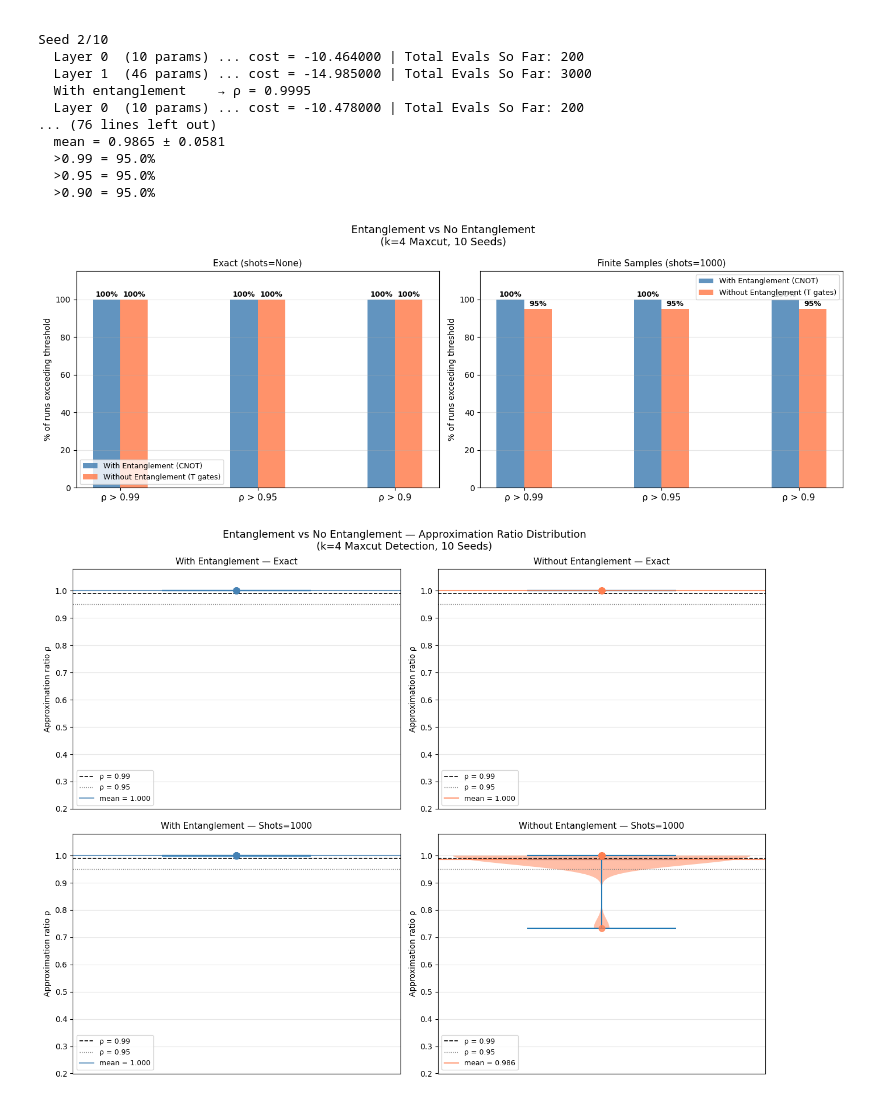
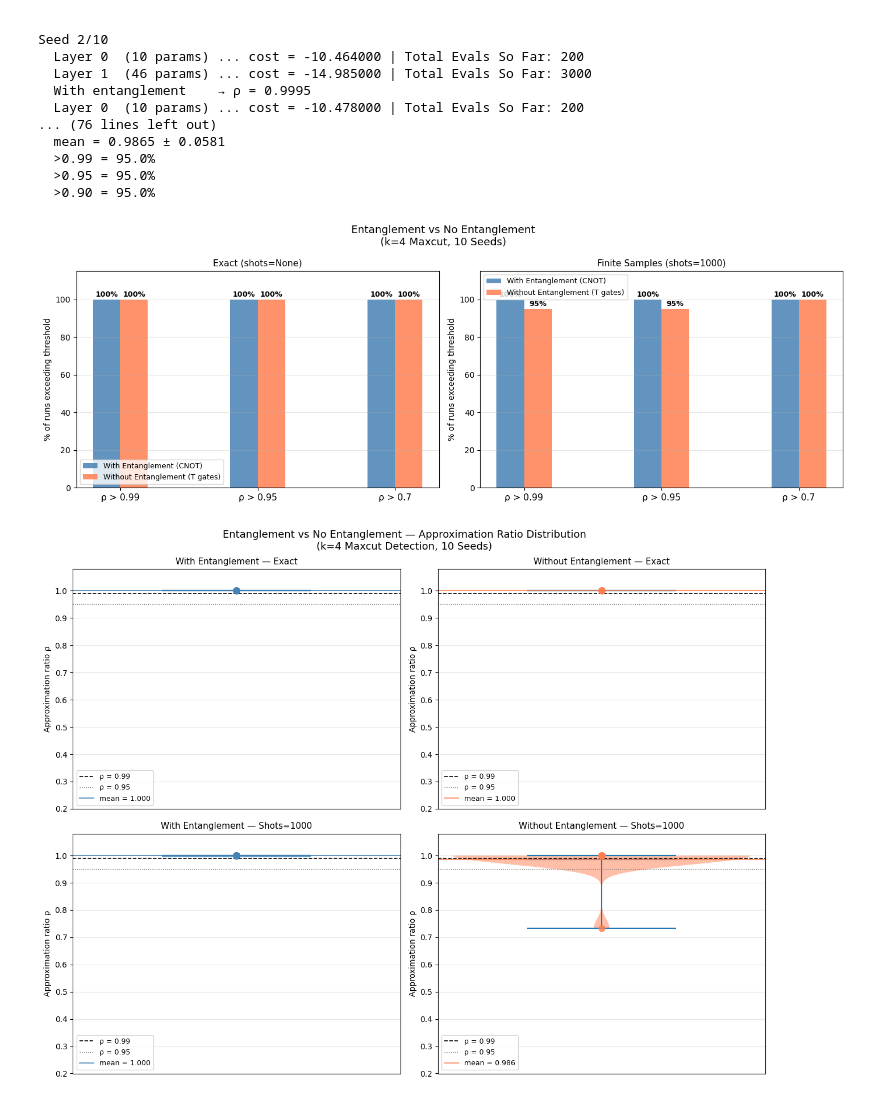
Before and after one commit to myriamcg/layered_vqe, a Jupyter notebook: sprint/02_entagnlement_MaxCut_Analysis.ipynb, the cells around one changed output. Drawn from its saved outputs; the diff is of its cells as text; code cells hidden in the pictures.

```diff
--- a/sprint/02_entagnlement_MaxCut_Analysis.ipynb
+++ b/sprint/02_entagnlement_MaxCut_Analysis.ipynb
@@ -257,7 +257,7 @@ no_exact  = df_exact[df_exact["Algorithm"] == "L-VQE No Entanglement"]["Rho"].va
 ent_shots = df_shots[df_shots["Algorithm"] == "L-VQE Entanglement"]["Rho"].values
 no_shots  = df_shots[df_shots["Algorithm"] == "L-VQE No Entanglement"]["Rho"].values
 
-thresholds = [0.99, 0.95, 0.90]
+thresholds = [0.99, 0.95, 0.70]
 x = np.arange(len(thresholds))
 width = 0.2
 
@@ -276,34 +276,34 @@ for ax, ent, no, title in zip(
     bars_ent = ax.bar(x - width/2, ent_pct, width,
                       label="With Entanglement (CNOT)",
                       color="steelblue", alpha=0.85)
     bars_no  = ax.bar(x + width/2, no_pct,  width,
                       label="Without Entanglement (T gates)",
                       color="coral", alpha=0.85)
 
     for bar in bars_ent:
         ax.text(bar.get_x() + bar.get_width()/2,
                 bar.get_height() + 1.5,
                 f"{bar.get_height():.0f}%",
                 ha='center', fontsize=9, fontweight='bold')
     for bar in bars_no:
         ax.text(bar.get_x() + bar.get_width()/2,
                 bar.get_height() + 1.5,
                 f"{bar.get_height():.0f}%",
                 ha='center', fontsize=9, fontweight='bold')
 
     ax.set_title(title, fontsize=11)
     ax.set_xticks(x)
     ax.set_xticklabels([f"ρ > {t}" for t in thresholds], fontsize=11)
     ax.set_ylabel("% of runs exceeding threshold", fontsize=10)
     ax.set_ylim(0, 115)
     ax.legend(fontsize=9)
     ax.grid(True, alpha=0.3, axis='y')
 
 plt.tight_layout()
 plt.savefig("entanglement_maxcut_bar_comparison.png", dpi=150, bbox_inches='tight')
 plt.show()
 # %% [output]
-[figure, old version]
+[figure, new version]
 # %%
 fig, axes = plt.subplots(2, 2, figsize=(13, 10))
 fig.suptitle("Entanglement vs No Entanglement — Approximation Ratio Distribution\n"
```
Also changed, not shown: 7 other files.
